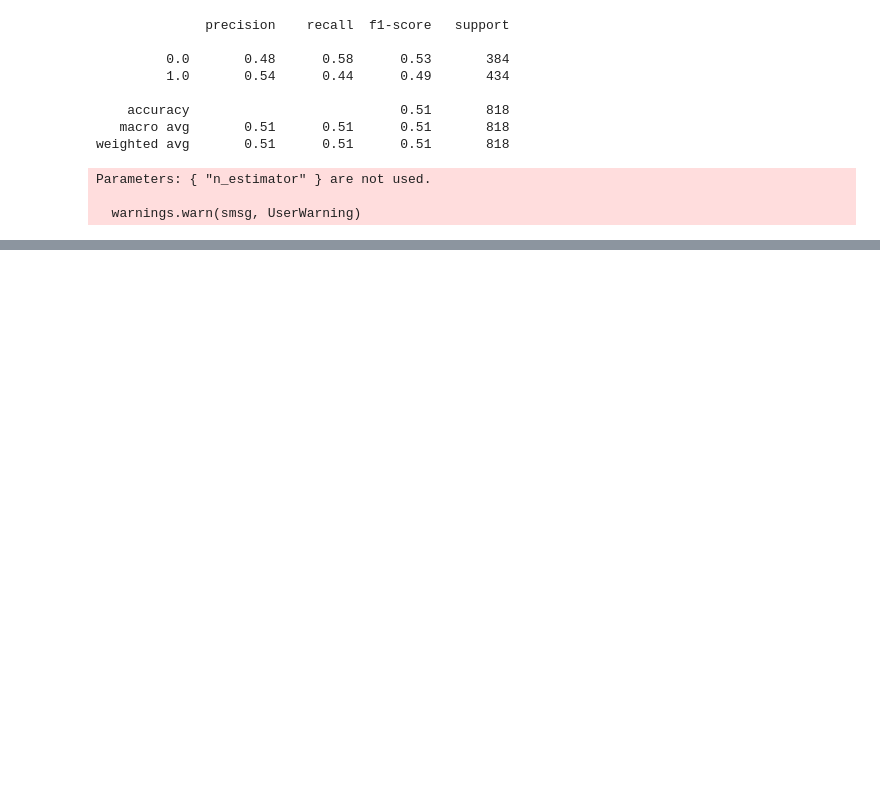
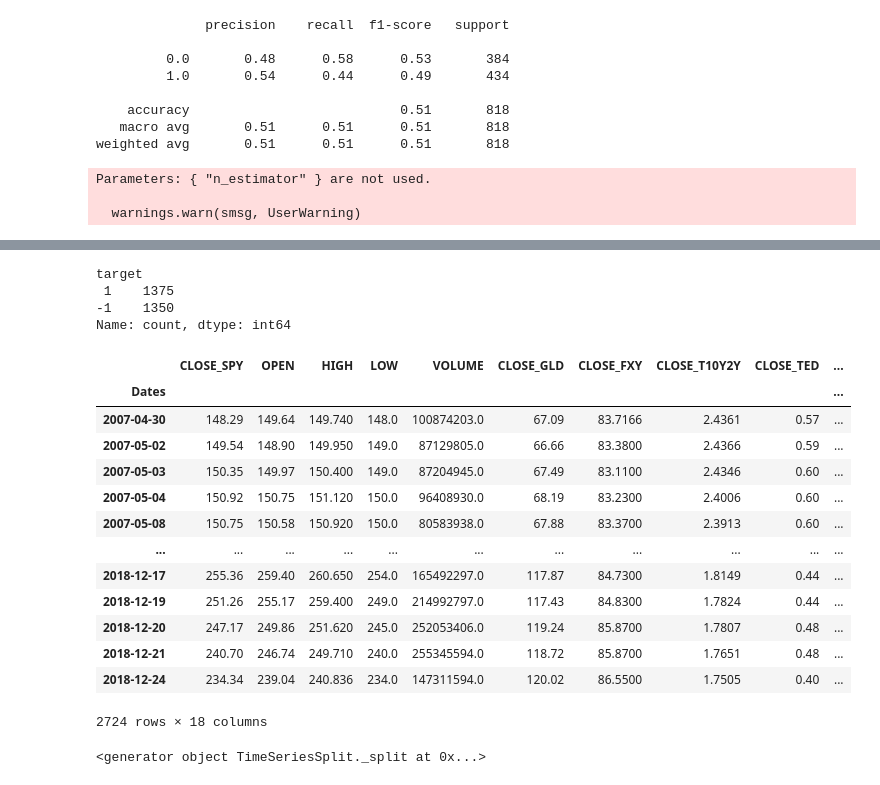
Before and after one commit to Minseos/-, a Jupyter notebook: 09_time_series/03머신러닝을_이용한_투자전략_ETF상승하락예측.ipynb, the cells around one changed output, grey strips where cells are left out. Cells and saved outputs as stored; diff of their text form; code cells hidden in the pictures; blank space fills up the shorter version.

```diff
--- a/09_time_series/03머신러닝을_이용한_투자전략_ETF상승하락예측.ipynb
+++ b/09_time_series/03머신러닝을_이용한_투자전략_ETF상승하락예측.ipynb
@@ -464,0 +602,2 @@ Parameters: { "n_estimator" } are not used.
+# %%
+data2 = data.copy()
@@ -464,0 +621,28 @@ Parameters: { "n_estimator" } are not used.
+# %%
+data2['target'] = np.where(data['pct_change'] > 0.0005, 1, -1)
+data2['target'].value_counts()
+# %% [output]
+target
+ 1    1375
+-1    1350
+Name: count, dtype: int64
+# %%
+data2['target'] = data2['target'].shift(-1)
+data2 = data2.dropna()
+# %%
+data2
+# %% [output]
+|  | CLOSE_SPY | OPEN | HIGH | LOW | VOLUME | CLOSE_GLD | CLOSE_FXY | CLOSE_T10Y2Y | CLOSE_TED | ... |
+| Dates |  |  |  |  |  |  |  |  |  | ... |
+| 2007-04-30 | 148.29 | 149.64 | 149.740 | 148.0 | 100874203.0 | 67.09 | 83.7166 | 2.4361 | 0.57 | ... |
+| 2007-05-02 | 149.54 | 148.90 | 149.950 | 149.0 | 87129805.0 | 66.66 | 83.3800 | 2.4366 | 0.59 | ... |
+| 2007-05-03 | 150.35 | 149.97 | 150.400 | 149.0 | 87204945.0 | 67.49 | 83.1100 | 2.4346 | 0.60 | ... |
+| 2007-05-04 | 150.92 | 150.75 | 151.120 | 150.0 | 96408930.0 | 68.19 | 83.2300 | 2.4006 | 0.60 | ... |
+| 2007-05-08 | 150.75 | 150.58 | 150.920 | 150.0 | 80583938.0 | 67.88 | 83.3700 | 2.3913 | 0.60 | ... |
+| ... | ... | ... | ... | ... | ... | ... | ... | ... | ... | ... |
+| 2018-12-17 | 255.36 | 259.40 | 260.650 | 254.0 | 165492297.0 | 117.87 | 84.7300 | 1.8149 | 0.44 | ... |
+| 2018-12-19 | 251.26 | 255.17 | 259.400 | 249.0 | 214992797.0 | 117.43 | 84.8300 | 1.7824 | 0.44 | ... |
+| 2018-12-20 | 247.17 | 249.86 | 251.620 | 245.0 | 252053406.0 | 119.24 | 85.8700 | 1.7807 | 0.48 | ... |
+| 2018-12-21 | 240.70 | 246.74 | 249.710 | 240.0 | 255345594.0 | 118.72 | 85.8700 | 1.7651 | 0.48 | ... |
+| 2018-12-24 | 234.34 | 239.04 | 240.836 | 234.0 | 147311594.0 | 120.02 | 86.5500 | 1.7505 | 0.40 | ... |
+2724 rows × 18 columns
@@ -464,0 +661,4 @@ Parameters: { "n_estimator" } are not used.
+# %%
+ts_splited2
+# %% [output]
+<generator object TimeSeriesSplit._split at 0x...>
```
Also changed, not shown: parts of 37 cells of this notebook, 1 other file.
